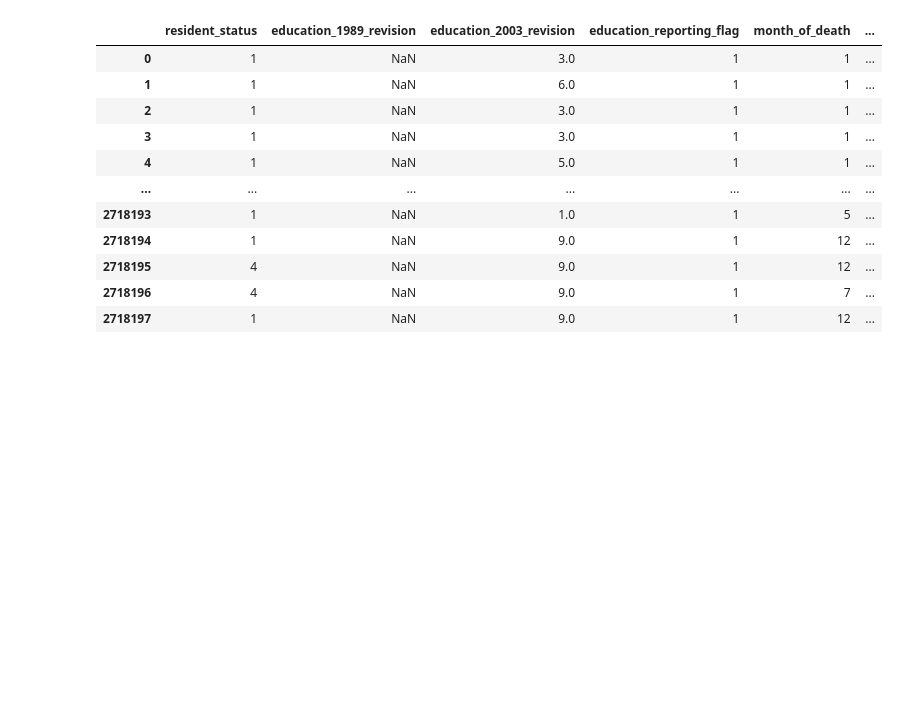
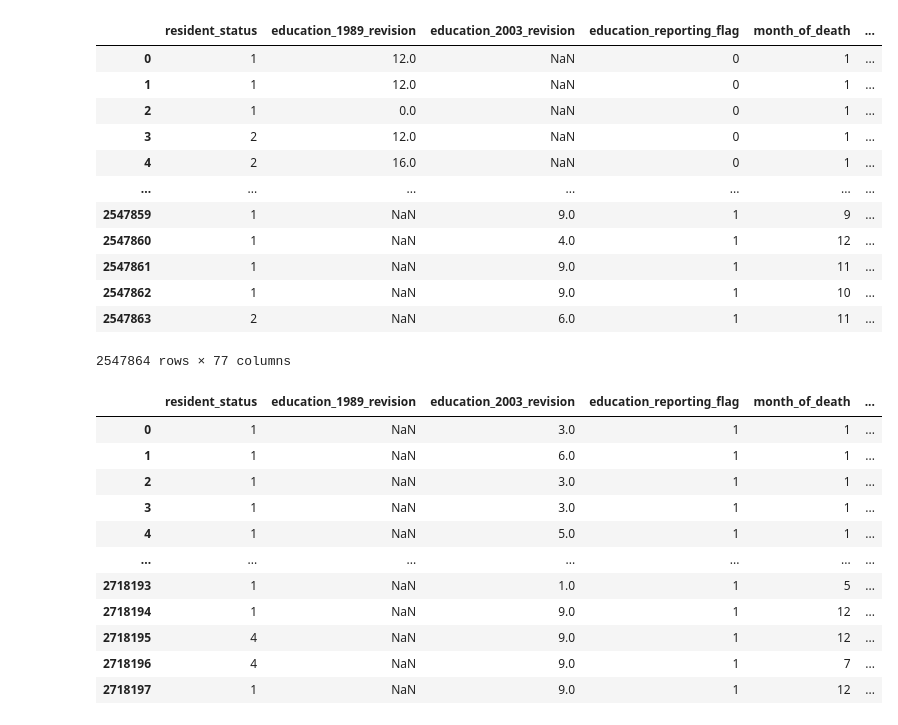
Before and after one commit to andrezafeu/maternal_mortality, a Jupyter notebook: CDC_dataset_cleaning.ipynb, the cells around one changed output. Drawn from its saved outputs; the diff is of its cells as text; code cells hidden in the pictures; blank space fills up the shorter version.

Commit message:
Add years 2011 and 2012, add icd 10 column back

```diff
--- a/CDC_dataset_cleaning.ipynb
+++ b/CDC_dataset_cleaning.ipynb
@@ -12,6 +12,29 @@ def read_csv_from_dropbox(dropbox_link):
 df_2015 = read_csv_from_dropbox("https://www.dropbox.com/s/3efamu1exn2pnx5/2015_data.csv?dl=0")
 df_2014 = read_csv_from_dropbox("https://www.dropbox.com/s/jdt0shvcz88ryt4/2014_data.csv?dl=0")
 df_2013 = read_csv_from_dropbox("https://www.dropbox.com/s/1jo0kmtgnbymopt/2013_data.csv?dl=0")
+df_2012 = read_csv_from_dropbox("https://www.dropbox.com/s/w5i8in7visnygc7/2012_data.csv?dl=0")
+df_2011 = read_csv_from_dropbox("https://www.dropbox.com/s/mkvwu91ykmtegi4/2011_data.csv?dl=0")
+# %%
+# Column for icd code 10 has a different name in 2012
+df_2012 = df_2012.rename(
+    columns={'icd_code_10': 'icd_code_10th_revision'}
+)
+# %%
+df_2012
+# %% [output]
+|  | resident_status | education_1989_revision | education_2003_revision | education_reporting_flag | month_of_death | ... |
+| 0 | 1 | 12.0 | NaN | 0 | 1 | ... |
+| 1 | 1 | 12.0 | NaN | 0 | 1 | ... |
+| 2 | 1 | 0.0 | NaN | 0 | 1 | ... |
+| 3 | 2 | 12.0 | NaN | 0 | 1 | ... |
+| 4 | 2 | 16.0 | NaN | 0 | 1 | ... |
+| ... | ... | ... | ... | ... | ... | ... |
+| 2547859 | 1 | NaN | 9.0 | 1 | 9 | ... |
+| 2547860 | 1 | NaN | 4.0 | 1 | 12 | ... |
+| 2547861 | 1 | NaN | 9.0 | 1 | 11 | ... |
+| 2547862 | 1 | NaN | 9.0 | 1 | 10 | ... |
+| 2547863 | 2 | NaN | 6.0 | 1 | 11 | ... |
+2547864 rows × 77 columns
 # %%
 df_2015
 # %% [output]
```
Also changed, not shown: parts of 7 cells of this notebook, 1 other file.
